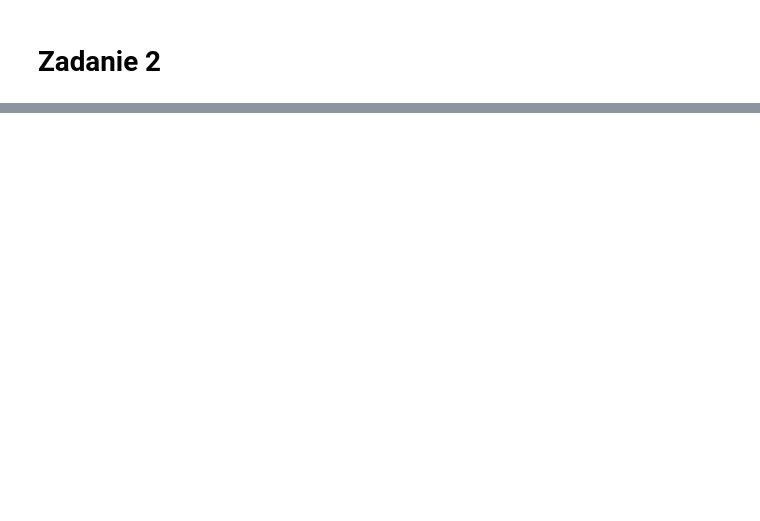
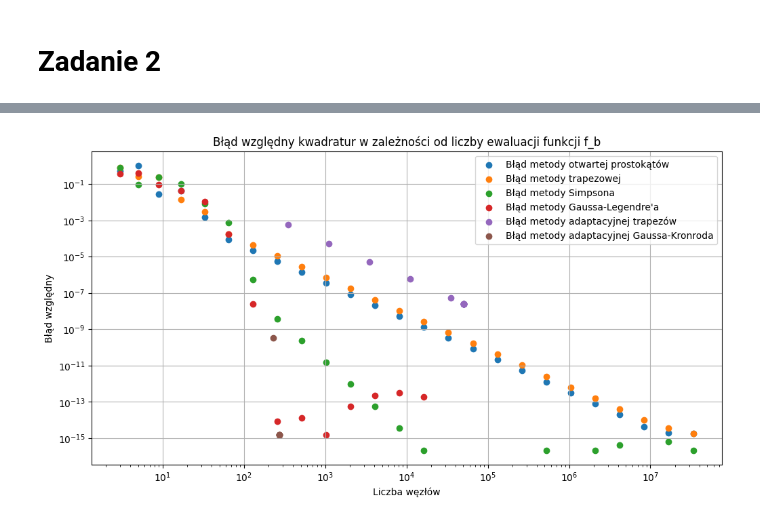
Before and after one commit to memecat5/MOWNIT, a Jupyter notebook: lab7/lab7.ipynb, the cells around one changed output, grey strips where cells are left out. Cells and saved outputs as stored; diff of their text form; code cells hidden in the pictures; blank space fills up the shorter version.

```diff
--- a/lab7/lab7.ipynb
+++ b/lab7/lab7.ipynb
@@ -145,0 +177,26 @@ gauss_evals_b, gauss_error_b = lab6task2(f_b)
+# %%
+# Previous calculations for f_b
+
+midpoint_error_b, trapz_error_b, simps_error_b = lab6task1(f_b, expected_b)
+
+gauss_evals_b, gauss_error_b = lab6task2(f_b, expected_b)
+
+trapz_adaptive_evals_b, trapz_adaptive_error_b, gauss_adaptive_evals_b, gauss_adaptive_error_b = lab7calc(f_b, expected_b)
+# %%
+plt.figure(figsize=(12, 6))
+plt.scatter(xs, midpoint_error_b, label="Błąd metody otwartej prostokątów")
+plt.scatter(xs, trapz_error_b, label="Błąd metody trapezowej")
+plt.scatter(xs, simps_error_b, label="Błąd metody Simpsona")
+plt.scatter(gauss_evals_b, gauss_error_b, label="Błąd metody Gaussa-Legendre'a")
+plt.scatter(trapz_adaptive_evals_b, trapz_adaptive_error_b, label="Błąd metody adaptacyjnej trapezów")
+plt.scatter(gauss_adaptive_evals_b, gauss_adaptive_error_b, label="Błąd metody adaptacyjnej Gaussa-Kronroda")
+plt.xlabel("Liczba węzłów")
+plt.ylabel("Błąd względny")
+plt.xscale("log")
+plt.yscale("log")
+plt.title("Błąd względny kwadratur w zależności od liczby ewaluacji funkcji f_b")
+plt.legend()
+plt.grid()
+plt.show()
+# %% [output]
+[figure, added]
```
Also changed, not shown: parts of 5 cells of this notebook.
